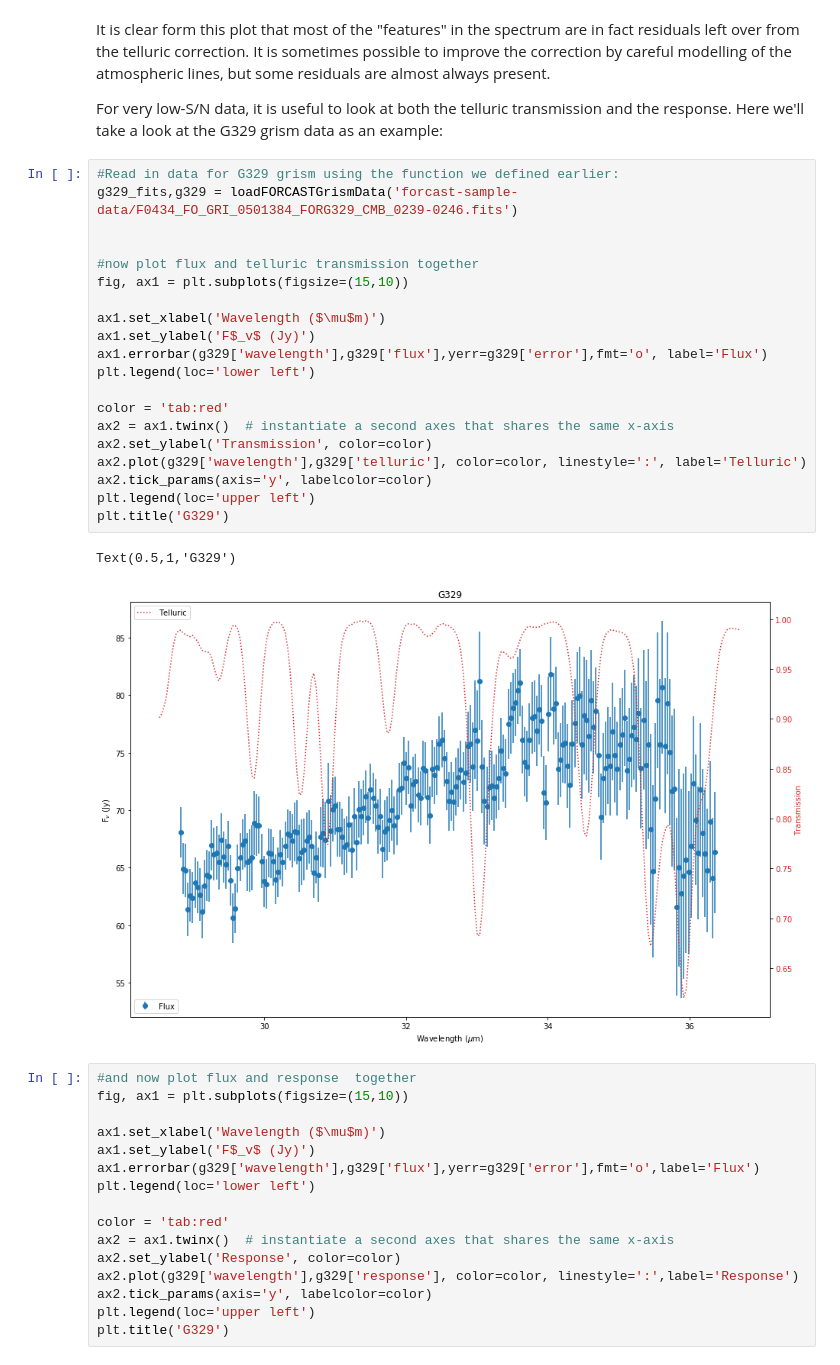
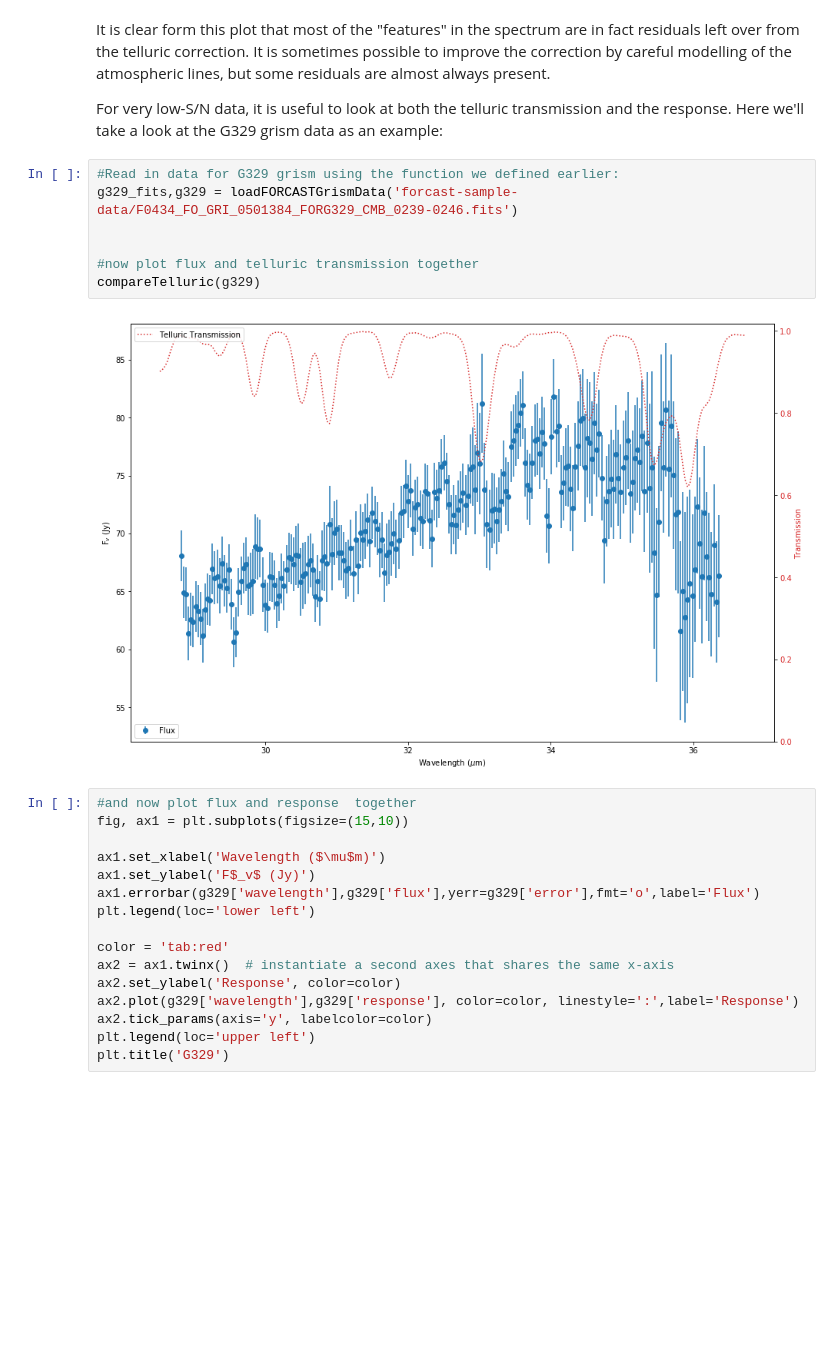
Before and after one commit to SOFIAObservatory/Recipes, a Jupyter notebook: FORCAST-Grism_Inspection.ipynb, the cells around one changed output. Saved outputs shown, nothing was run; the diff lists cells and outputs as text; blank space fills up the shorter version.

```diff
--- a/FORCAST-Grism_Inspection.ipynb
+++ b/FORCAST-Grism_Inspection.ipynb
@@ -149,29 +259,15 @@ plt.legend(loc='upper left')
 It is clear form this plot that most of the "features" in the spectrum are in fact residuals left over from the telluric correction.  It is sometimes possible to improve the correction by careful modelling of the atmospheric lines, but some residuals are almost always present.
 
 For very low-S/N data, it is useful to look at both the telluric transmission and the response.  Here we'll take a look at the G329 grism data as an example:
-# %%
-#Read in data for G329 grism using the function we defined earlier:
-g329_fits,g329 = loadFORCASTGrismData('forcast-sample-data/F0434_FO_GRI_0501384_FORG329_CMB_0239-0246.fits')
-
-
-#now plot flux and telluric transmission together
-fig, ax1 = plt.subplots(figsize=(15,10))
-
-ax1.set_xlabel('Wavelength ($\mu$m)')
-ax1.set_ylabel('F$_v$ (Jy)')
-ax1.errorbar(g329['wavelength'],g329['flux'],yerr=g329['error'],fmt='o', label='Flux')
-plt.legend(loc='lower left')
-
-color = 'tab:red'
-ax2 = ax1.twinx()  # instantiate a second axes that shares the same x-axis
-ax2.set_ylabel('Transmission', color=color)
-ax2.plot(g329['wavelength'],g329['telluric'], color=color, linestyle=':', label='Telluric')
-ax2.tick_params(axis='y', labelcolor=color)
-plt.legend(loc='upper left')
-plt.title('G329')
-# %% [output]
-Text(0.5,1,'G329')
-[figure, removed]
+# %%
+#Read in data for G329 grism using the function we defined earlier:
+g329_fits,g329 = loadFORCASTGrismData('forcast-sample-data/F0434_FO_GRI_0501384_FORG329_CMB_0239-0246.fits')
+
+
+#now plot flux and telluric transmission together
+compareTelluric(g329)
+# %% [output]
+[figure, added]
 # %%
 #and now plot flux and response  together
 fig, ax1 = plt.subplots(figsize=(15,10))
```
Also changed, not shown: parts of 31 cells of this notebook, 1 other file.
